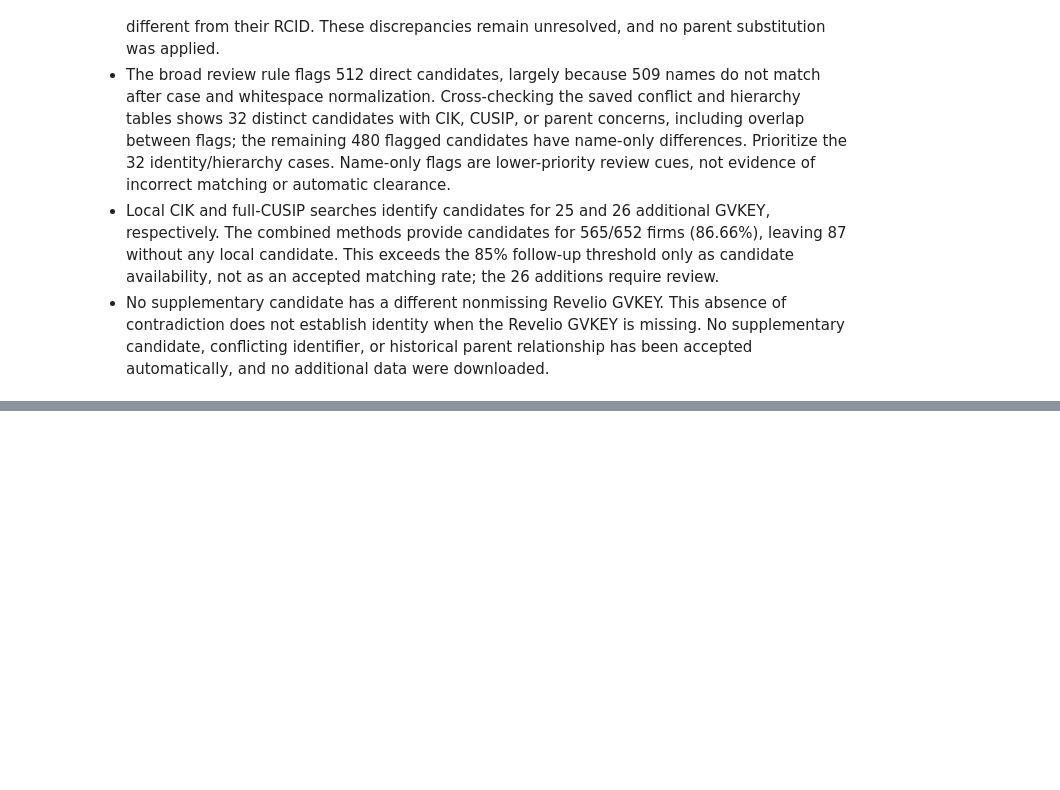
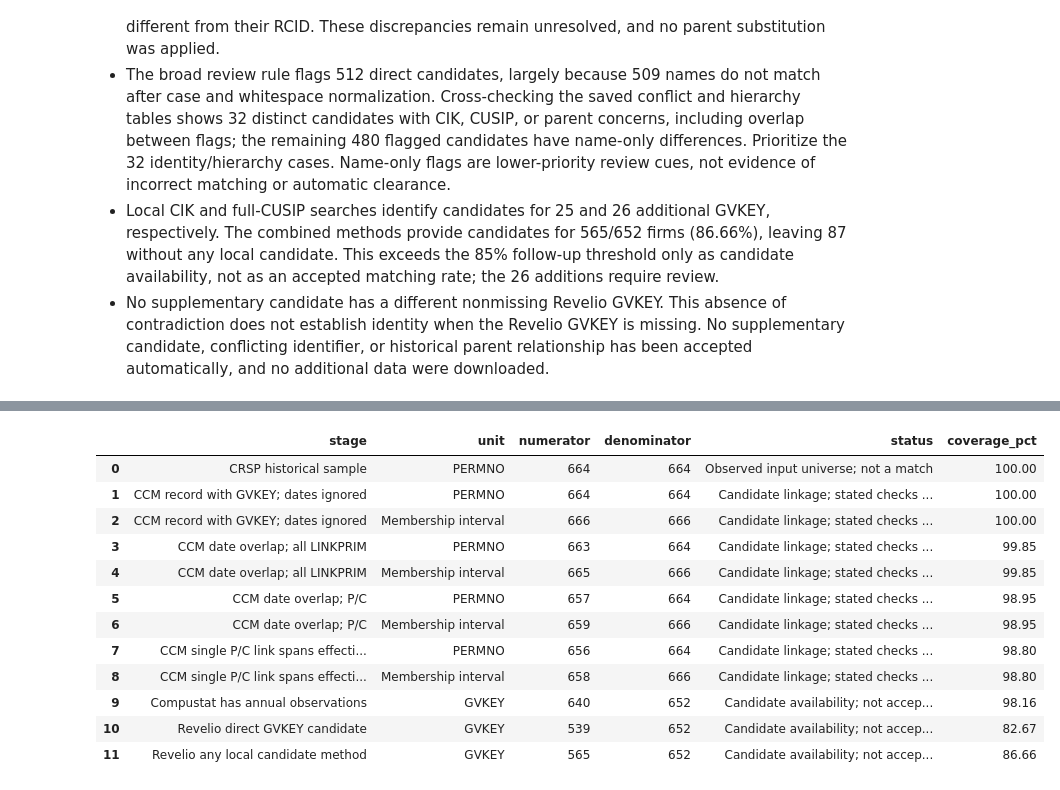
Before and after one commit to kptransfer2024-cmd/ai-workforce-statements, a Jupyter notebook: code/notebooks/01_build_firm_crosswalk.ipynb, the cells around one changed output, grey strips where cells are left out. Drawn from its saved outputs; the diff is of its cells as text; code cells hidden in the pictures; blank space fills up the shorter version.

```diff
--- a/code/notebooks/01_build_firm_crosswalk.ipynb
+++ b/code/notebooks/01_build_firm_crosswalk.ipynb
@@ -2352,0 +2373,61 @@ Direct-candidate rows with review flags: 512; preview limit: 30
+# %%
+report_gvkey = set(candidate_companies["gvkey_key"])
+report_permno_count = membership_for_ccm["permno_key"].nunique()
+report_interval_count = len(membership_for_ccm)
+report_direct_gvkey = set(direct_matches.loc[direct_matches["rcid_key"].notna(), "gvkey_key"])
+report_cik_gvkey = set(cik_candidates["gvkey_key"])
+report_cusip_gvkey = set(cusip_candidates["gvkey_key"])
+report_any_gvkey = report_direct_gvkey | report_cik_gvkey | report_cusip_gvkey
+assert report_any_gvkey.issubset(report_gvkey)
+
+coverage_report_rows = [{
+    "stage": "CRSP historical sample",
+    "unit": "PERMNO", "numerator": report_permno_count,
+    "denominator": report_permno_count, "status": "Observed input universe; not a match",
+}]
+ccm_report_stages = {
+    "CCM record with GVKEY; dates ignored": candidate_links.loc[
+        candidate_links["has_ccm_record"] & candidate_links["has_gvkey"]
+    ],
+    "CCM date overlap; all LINKPRIM": date_valid_links,
+    "CCM date overlap; P/C": primary_links,
+    "CCM single P/C link spans effective interval": primary_links.loc[primary_links["spans_full_interval"]],
+}
+for stage, links in ccm_report_stages.items():
+    for unit, column, denominator in [
+        ("PERMNO", "permno_key", report_permno_count),
+        ("Membership interval", "membership_row", report_interval_count),
+    ]:
+        coverage_report_rows.append({
+            "stage": stage, "unit": unit, "numerator": links[column].nunique(),
+            "denominator": denominator, "status": "Candidate linkage; stated checks only",
+        })
+for stage, firms in [
+    ("Compustat has annual observations", set(compustat_sample["gvkey_key"])),
+    ("Revelio direct GVKEY candidate", report_direct_gvkey),
+    ("Revelio any local candidate method", report_any_gvkey),
+]:
+    coverage_report_rows.append({
+        "stage": stage, "unit": "GVKEY", "numerator": len(firms & report_gvkey),
+        "denominator": len(report_gvkey), "status": "Candidate availability; not accepted identity",
+    })
+coverage_report = pd.DataFrame(coverage_report_rows)
+coverage_report["coverage_pct"] = (
+    100 * coverage_report["numerator"] / coverage_report["denominator"].replace(0, float("nan"))
+)
+with pd.option_context("display.max_columns", None, "display.max_colwidth", 65):
+    display(coverage_report.round({"coverage_pct": 2}))
+# %% [output]
+|  | stage | unit | numerator | denominator | status | coverage_pct |
+| 0 | CRSP historical sample | PERMNO | 664 | 664 | Observed input universe; not a match | 100.00 |
+| 1 | CCM record with GVKEY; dates ignored | PERMNO | 664 | 664 | Candidate linkage; stated checks ... | 100.00 |
+| 2 | CCM record with GVKEY; dates ignored | Membership interval | 666 | 666 | Candidate linkage; stated checks ... | 100.00 |
+| 3 | CCM date overlap; all LINKPRIM | PERMNO | 663 | 664 | Candidate linkage; stated checks ... | 99.85 |
+| 4 | CCM date overlap; all LINKPRIM | Membership interval | 665 | 666 | Candidate linkage; stated checks ... | 99.85 |
+| 5 | CCM date overlap; P/C | PERMNO | 657 | 664 | Candidate linkage; stated checks ... | 98.95 |
+| 6 | CCM date overlap; P/C | Membership interval | 659 | 666 | Candidate linkage; stated checks ... | 98.95 |
+| 7 | CCM single P/C link spans effecti... | PERMNO | 656 | 664 | Candidate linkage; stated checks ... | 98.80 |
+| 8 | CCM single P/C link spans effecti... | Membership interval | 658 | 666 | Candidate linkage; stated checks ... | 98.80 |
+| 9 | Compustat has annual observations | GVKEY | 640 | 652 | Candidate availability; not accep... | 98.16 |
+| 10 | Revelio direct GVKEY candidate | GVKEY | 539 | 652 | Candidate availability; not accep... | 82.67 |
+| 11 | Revelio any local candidate method | GVKEY | 565 | 652 | Candidate availability; not accep... | 86.66 |
```
Also changed, not shown: parts of 13 cells of this notebook.
